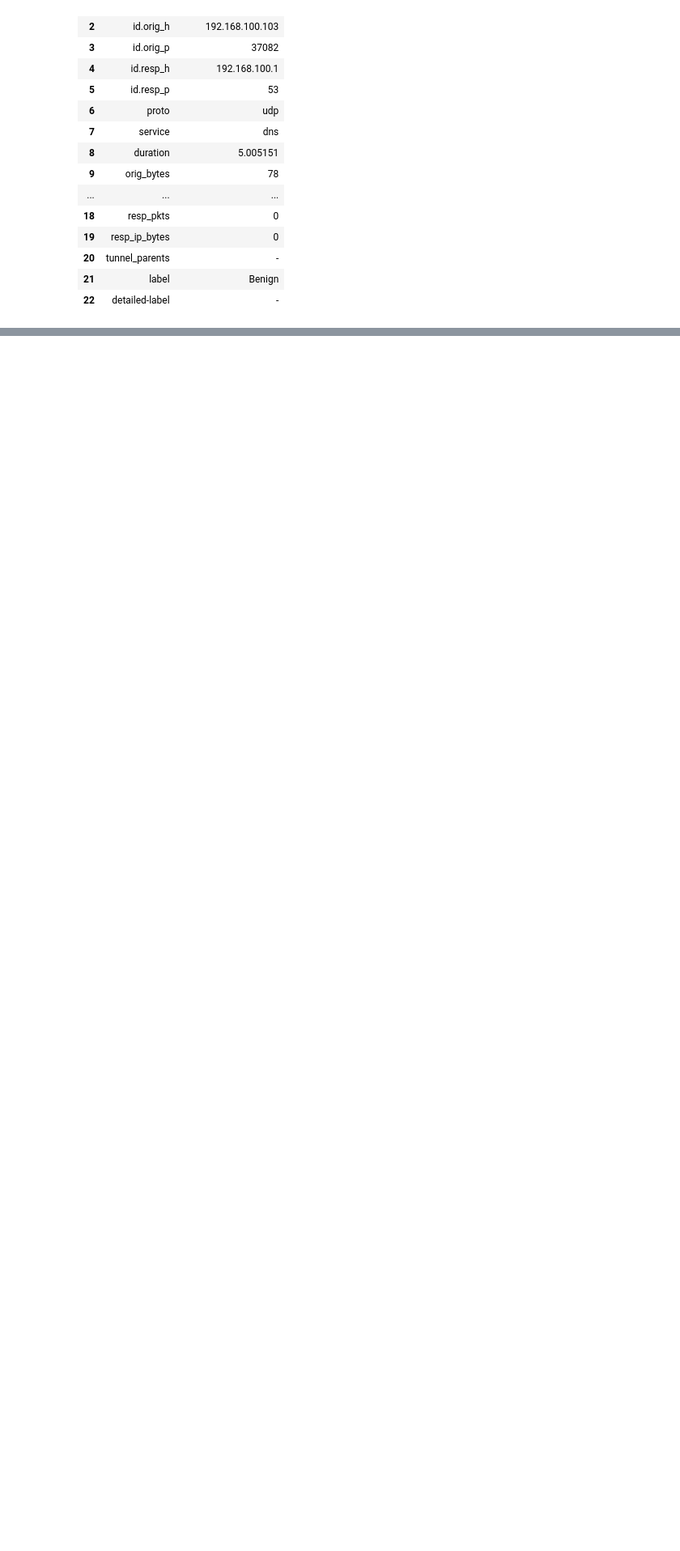
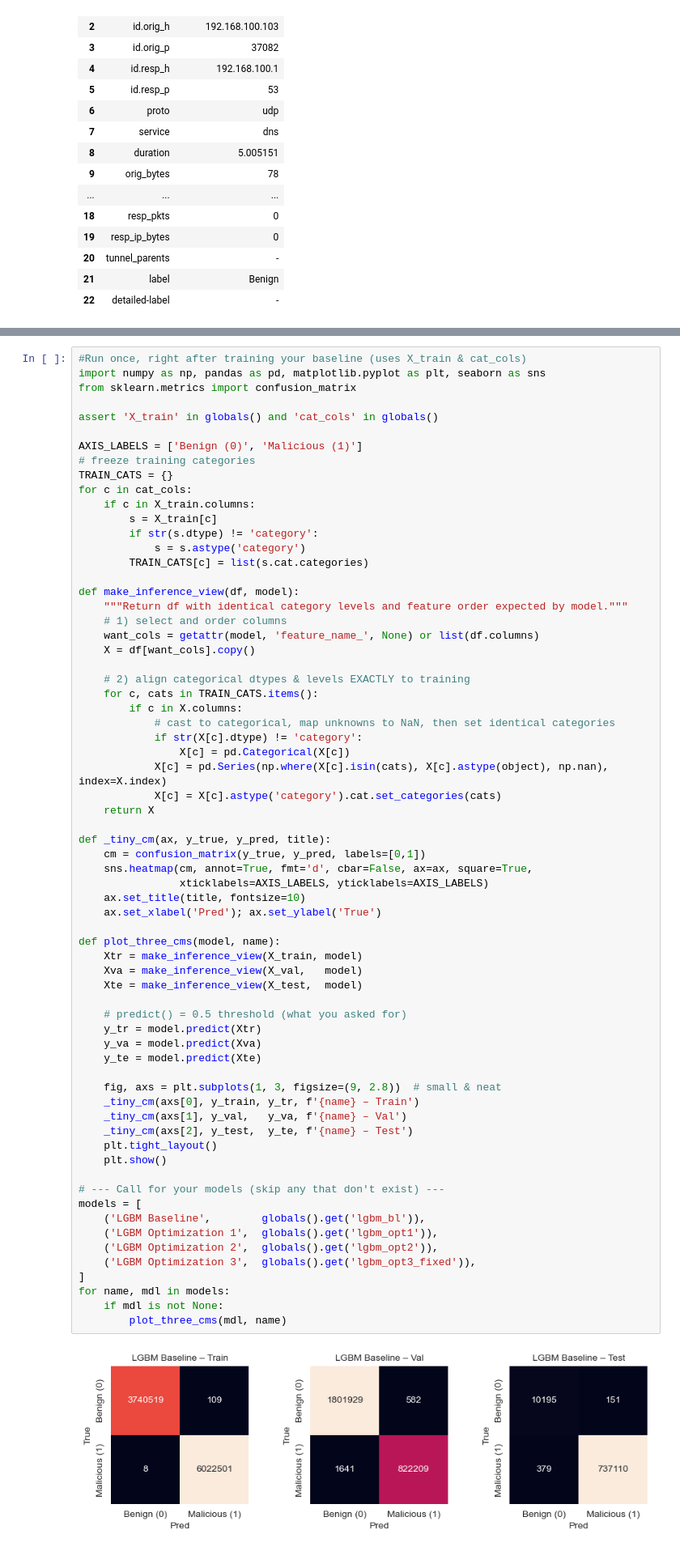
Before and after one commit to Sanduni-Gamage/ML-Project, a Jupyter notebook: project.ipynb, the cells around one changed output, grey strips where cells are left out. Shown at 81% size. Cells and saved outputs as stored; diff of their text form; blank space fills up the shorter version.

```diff
--- a/project.ipynb
+++ b/project.ipynb
@@ -2491,0 +2924,69 @@ ValueError: DataFrame.dtypes for data must be int, float, bool or category. When
+# %%
+#Run once, right after training your baseline (uses X_train & cat_cols)
+import numpy as np, pandas as pd, matplotlib.pyplot as plt, seaborn as sns
+from sklearn.metrics import confusion_matrix
+
+assert 'X_train' in globals() and 'cat_cols' in globals()
+
+AXIS_LABELS = ['Benign (0)', 'Malicious (1)']
+# freeze training categories
+TRAIN_CATS = {}
+for c in cat_cols:
+    if c in X_train.columns:
+        s = X_train[c]
+        if str(s.dtype) != 'category':
+            s = s.astype('category')
+        TRAIN_CATS[c] = list(s.cat.categories)
+
+def make_inference_view(df, model):
+    """Return df with identical category levels and feature order expected by model."""
+    # 1) select and order columns
+    want_cols = getattr(model, 'feature_name_', None) or list(df.columns)
+    X = df[want_cols].copy()
+
+    # 2) align categorical dtypes & levels EXACTLY to training
+    for c, cats in TRAIN_CATS.items():
+        if c in X.columns:
+            # cast to categorical, map unknowns to NaN, then set identical categories
+            if str(X[c].dtype) != 'category':
+                X[c] = pd.Categorical(X[c])
+            X[c] = pd.Series(np.where(X[c].isin(cats), X[c].astype(object), np.nan), index=X.index)
+            X[c] = X[c].astype('category').cat.set_categories(cats)
+    return X
+
+def _tiny_cm(ax, y_true, y_pred, title):
+    cm = confusion_matrix(y_true, y_pred, labels=[0,1])
+    sns.heatmap(cm, annot=True, fmt='d', cbar=False, ax=ax, square=True,
+                xticklabels=AXIS_LABELS, yticklabels=AXIS_LABELS)
+    ax.set_title(title, fontsize=10)
+    ax.set_xlabel('Pred'); ax.set_ylabel('True')
+
+def plot_three_cms(model, name):
+    Xtr = make_inference_view(X_train, model)
+    Xva = make_inference_view(X_val,   model)
+    Xte = make_inference_view(X_test,  model)
+
+    # predict() = 0.5 threshold (what you asked for)
+    y_tr = model.predict(Xtr)
+    y_va = model.predict(Xva)
+    y_te = model.predict(Xte)
+
+    fig, axs = plt.subplots(1, 3, figsize=(9, 2.8))  # small & neat
+    _tiny_cm(axs[0], y_train, y_tr, f'{name} – Train')
+    _tiny_cm(axs[1], y_val,   y_va, f'{name} – Val')
+    _tiny_cm(axs[2], y_test,  y_te, f'{name} – Test')
+    plt.tight_layout()
+    plt.show()
+
+# --- Call for your models (skip any that don't exist) ---
+models = [
+    ('LGBM Baseline',        globals().get('lgbm_bl')),
+    ('LGBM Optimization 1',  globals().get('lgbm_opt1')),
+    ('LGBM Optimization 2',  globals().get('lgbm_opt2')),
+    ('LGBM Optimization 3',  globals().get('lgbm_opt3_fixed')),
+]
+for name, mdl in models:
+    if mdl is not None:
+        plot_three_cms(mdl, name)
+# %% [output]
+[figure, added]
```
Also changed, not shown: parts of 45 cells of this notebook, 7 other files.
